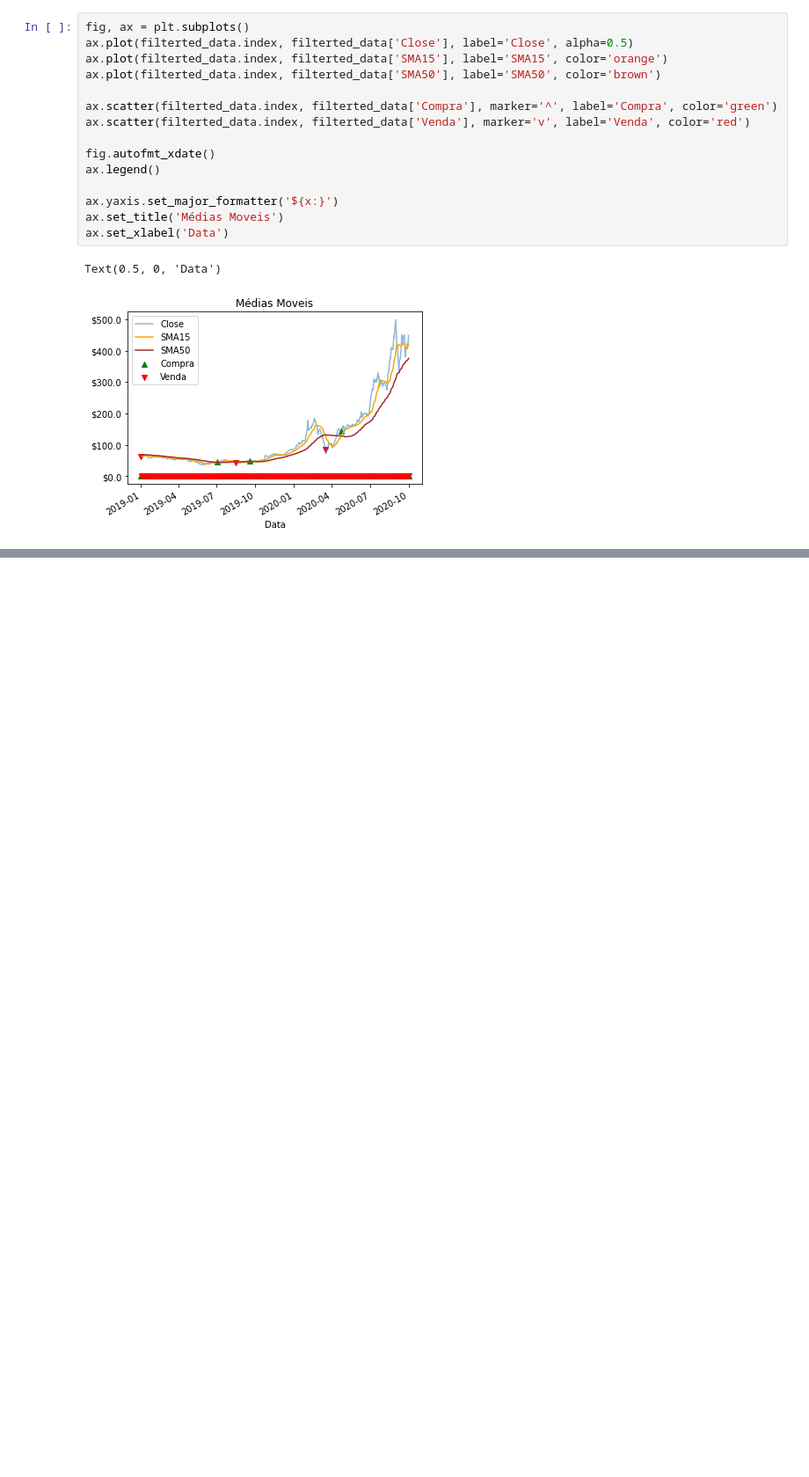
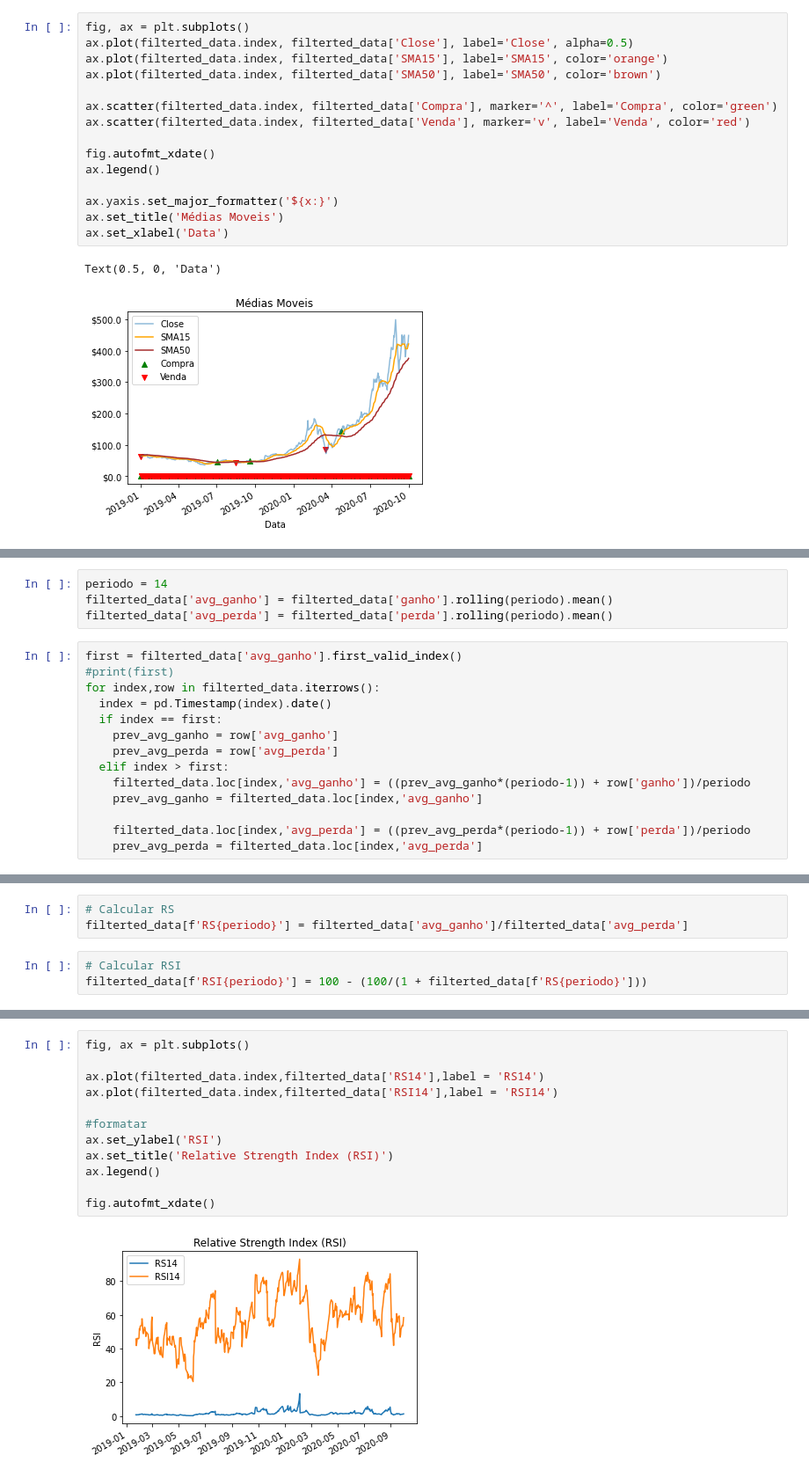
Before and after one commit to josuelopes512/python-indicador, a Jupyter notebook: cruzamento_MM.ipynb, the cells around one changed output, grey strips where cells are left out. Shown: that part at 88% size. Drawn from its saved outputs; the diff is of its cells as text; blank space fills up the shorter version.

```diff
--- a/cruzamento_MM.ipynb
+++ b/cruzamento_MM.ipynb
@@ -79,0 +141,18 @@ filterted_data.tail()
+# %%
+periodo = 14
+filterted_data['avg_ganho'] = filterted_data['ganho'].rolling(periodo).mean()
+filterted_data['avg_perda'] = filterted_data['perda'].rolling(periodo).mean()
+# %%
+first = filterted_data['avg_ganho'].first_valid_index()
+#print(first)
+for index,row in filterted_data.iterrows():
+  index = pd.Timestamp(index).date()
+  if index == first:
+    prev_avg_ganho = row['avg_ganho']
+    prev_avg_perda = row['avg_perda']
+  elif index > first:
+    filterted_data.loc[index,'avg_ganho'] = ((prev_avg_ganho*(periodo-1)) + row['ganho'])/periodo
+    prev_avg_ganho = filterted_data.loc[index,'avg_ganho']
+
+    filterted_data.loc[index,'avg_perda'] = ((prev_avg_perda*(periodo-1)) + row['perda'])/periodo
+    prev_avg_perda = filterted_data.loc[index,'avg_perda']
@@ -79,0 +170,6 @@ filterted_data.tail()
+# %%
+# Calcular RS
+filterted_data[f'RS{periodo}'] = filterted_data['avg_ganho']/filterted_data['avg_perda']
+# %%
+# Calcular RSI
+filterted_data[f'RSI{periodo}'] = 100 - (100/(1 + filterted_data[f'RS{periodo}']))
@@ -79,0 +185,14 @@ filterted_data.tail()
+# %%
+fig, ax = plt.subplots()
+
+ax.plot(filterted_data.index,filterted_data['RS14'],label = 'RS14')
+ax.plot(filterted_data.index,filterted_data['RSI14'],label = 'RSI14')
+
+#formatar
+ax.set_ylabel('RSI')
+ax.set_title('Relative Strength Index (RSI)')
+ax.legend()
+
+fig.autofmt_xdate()
+# %% [output]
+[figure, added]
```
Also changed, not shown: parts of 14 cells of this notebook.
